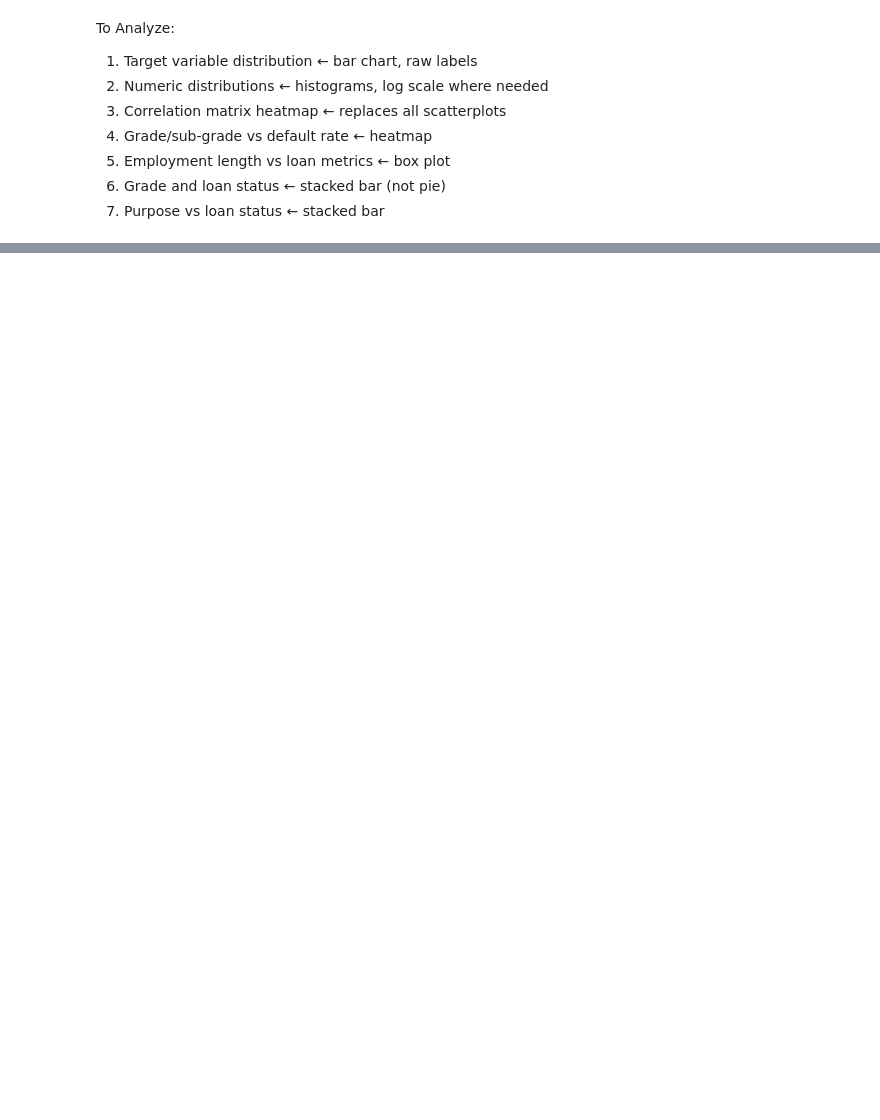
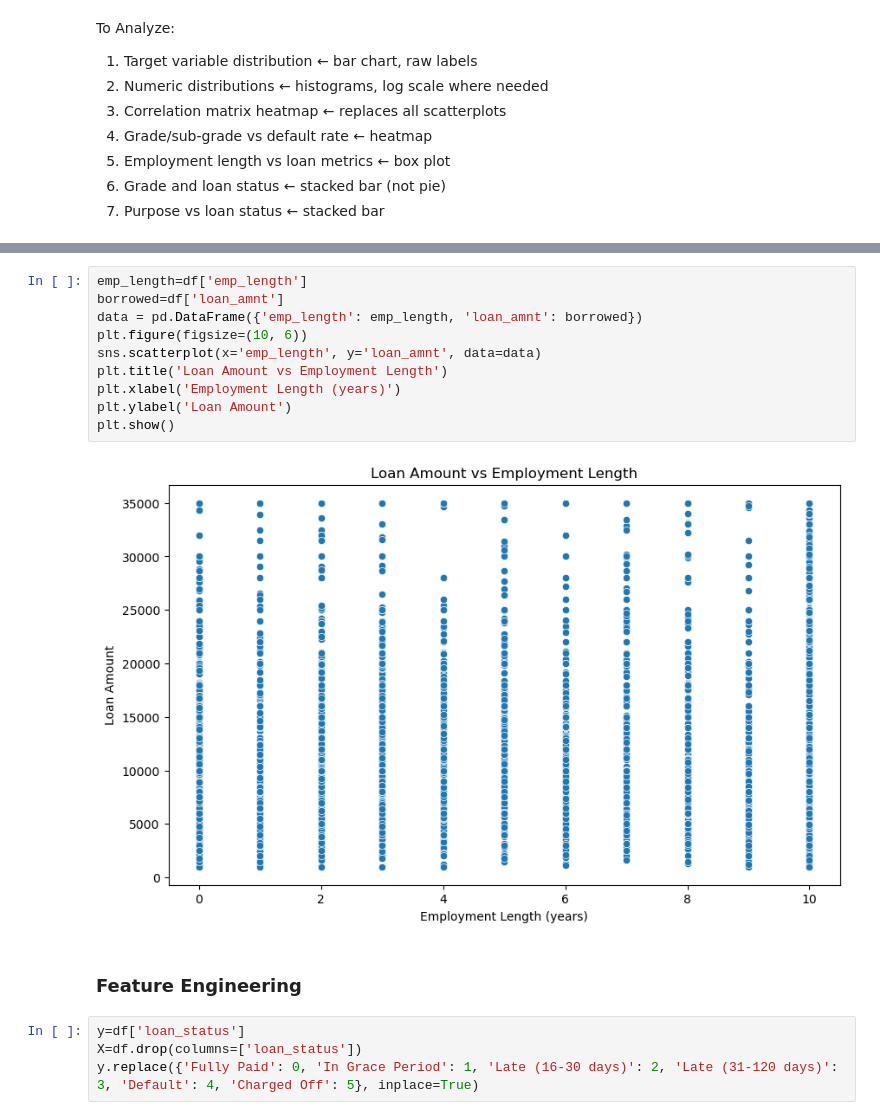
Before and after one commit to BramD1/loan-credit-risk, a Jupyter notebook: EDA_notebook.ipynb, the cells around one changed output, grey strips where cells are left out. Cells and saved outputs as stored; diff of their text form; blank space fills up the shorter version.

```diff
--- a/EDA_notebook.ipynb
+++ b/EDA_notebook.ipynb
@@ -108,0 +208,18 @@ array(['Current', 'Late (31-120 days)', 'Late (16-30 days)', 'Default',
+# %%
+emp_length=df['emp_length']
+borrowed=df['loan_amnt']
+data = pd.DataFrame({'emp_length': emp_length, 'loan_amnt': borrowed})
+plt.figure(figsize=(10, 6))
+sns.scatterplot(x='emp_length', y='loan_amnt', data=data)
+plt.title('Loan Amount vs Employment Length')
+plt.xlabel('Employment Length (years)')
+plt.ylabel('Loan Amount')
+plt.show()
+# %% [output]
+[figure, added]
+# %% [markdown]
+### Feature Engineering
+# %%
+y=df['loan_status']
+X=df.drop(columns=['loan_status'])
+y.replace({'Fully Paid': 0, 'In Grace Period': 1, 'Late (16-30 days)': 2, 'Late (31-120 days)': 3, 'Default': 4, 'Charged Off': 5}, inplace=True)
```
Also changed, not shown: parts of 45 cells of this notebook, 1 other file.
